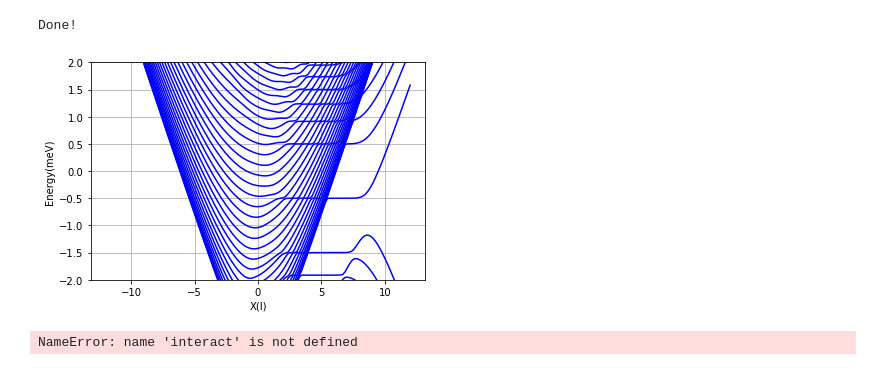
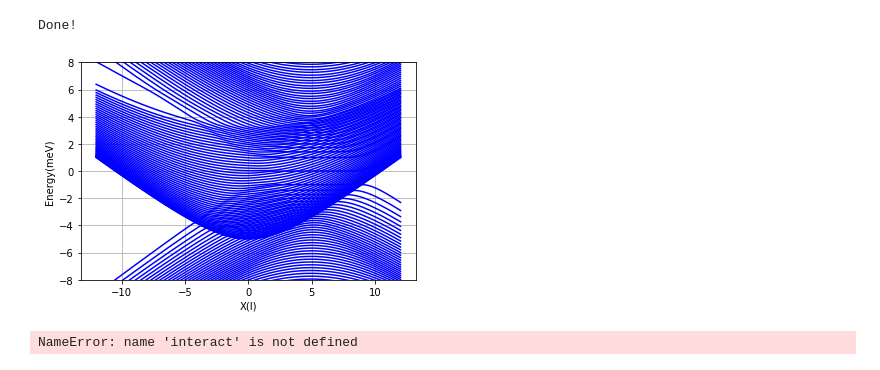
Before and after one commit to hassan-shap/CAR, a Jupyter notebook: LL-Dirac-metal-visualization.ipynb, the cells around one changed output. Drawn from its saved outputs; the diff is of its cells as text; code cells hidden in the pictures.

```diff
--- a/LL-Dirac-metal-visualization.ipynb
+++ b/LL-Dirac-metal-visualization.ipynb
@@ -11,14 +11,15 @@ meV=elec*1e-3
 m0=9.1e-31 # kg
 m=m0/10
 
+
 vF=1e6
 B=10 # Tesla
 hwc=vF*sqrt(2*hbar*elec*B)
 lB=np.sqrt(hbar/(elec*B))
-m_sc=1*hwc #1e2*meV
-mu_sc=sqrt(20)*hwc #1e2*meV
-D_sc=1.4*hwc #10*meV
-nu=0.5
+m_sc=3*hwc #1e2*meV
+mu_sc=8.*hwc #1e2*meV
+D_sc=0.5*hwc #10*meV
+nu=0.#sqrt(2)+0.1
 mu_n=nu*hwc #10*meV
 
 
@@ -26,7 +27,7 @@ ky_sw=np.linspace(-1,1,141)*12/lB
 
 
 Lx=10*lB
-Nx=200
+Nx=100
 kx=2*pi*np.arange(Nx)/(2*Lx)-pi*Nx/(2*Lx)
 [k1,k2]=2*pi*np.mgrid[range(Nx),range(Nx)]/(2*Lx)-pi*Nx/(2*Lx)
 
@@ -93,35 +94,35 @@ Done!
 # %%
 def wf_real_space(ev,k,x,Lx):
     Nx=len(k)
     kt=np.reshape(k,[1,Nx])
     xt=np.reshape(x,[len(x),1])
     return np.dot(np.exp(1j*kt*(xt)),ev[:Nx,:])/np.sqrt(2*Lx)*np.sqrt(x[1]-x[0])
 
 def plot_wf(i_band=Nx,iwf=int(3*len(ky_sw)/4)):
 # iwf=0
     pyplot.figure()
 #     pyplot.subplot(2,1,1)
     pyplot.plot(ky_sw*lB,En.T/hwc,'b')
 #     pyplot.plot(ky_sw[iwf]*lB,En[i_band,iwf]/hwc,'ro')
     pyplot.ylabel("Energy(meV)")
     pyplot.xlabel("X(l)")
-    pyplot.ylim(-2,2)
+    pyplot.ylim(-8,8)
     # pyplot.xlim(-7.5,7.5)
     pyplot.grid()
 #     pyplot.show()
 
 #     x0=np.linspace(-1,1,500)*10*lB
 # #     wf1_p=wf_real_space(np.reshape(Vn[:,i_band,:],[Nx,len(ky_sw)]),kx,x0,Lx)
 # #     pyplot.figure()
 #     pyplot.subplot(2,1,2)
 #     pyplot.plot(x0/lB,np.abs(wf1_p[:,iwf])**2)
 # #     pyplot.plot(x0/lB,np.abs(wf1_h[:,iwf])**2)
 #     pyplot.title('ky=%.2f' % (ky_sw[iwf]*lB) )
     pyplot.show()
 
 plot_wf(0,0)
 # %% [output]
-[figure, old version]
+[figure, new version]
 # %%
 interact(plot_wf,iwf=(0,len(ky_sw)-1,1), i_band=range(nu));
 #, continuous_update=False);
```
Also changed, not shown: 16 other files.
